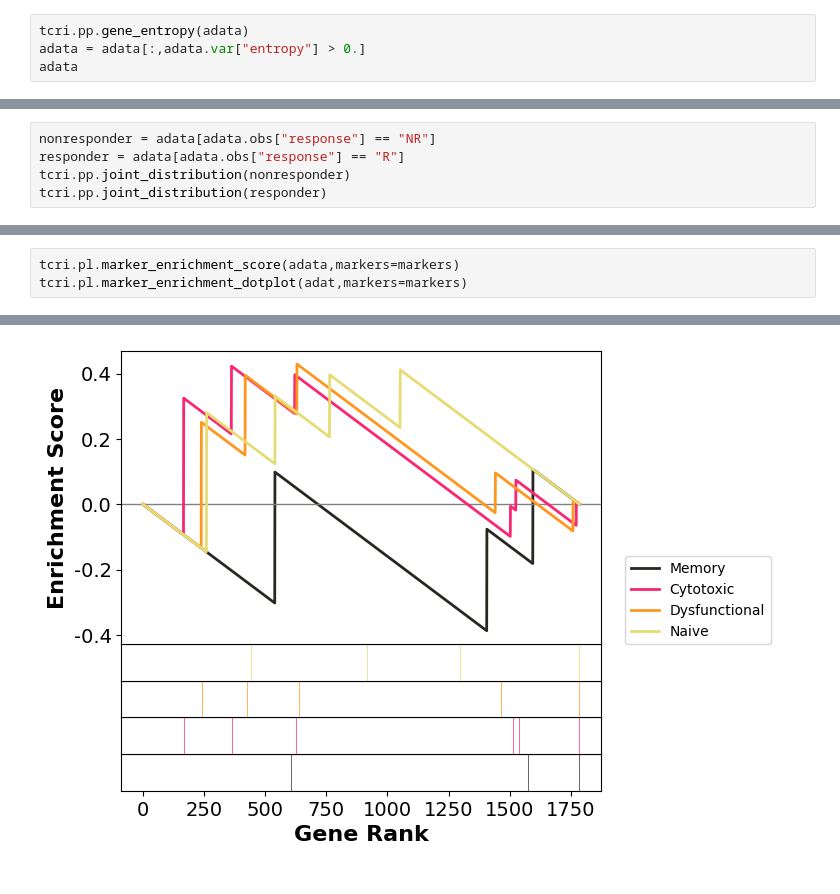
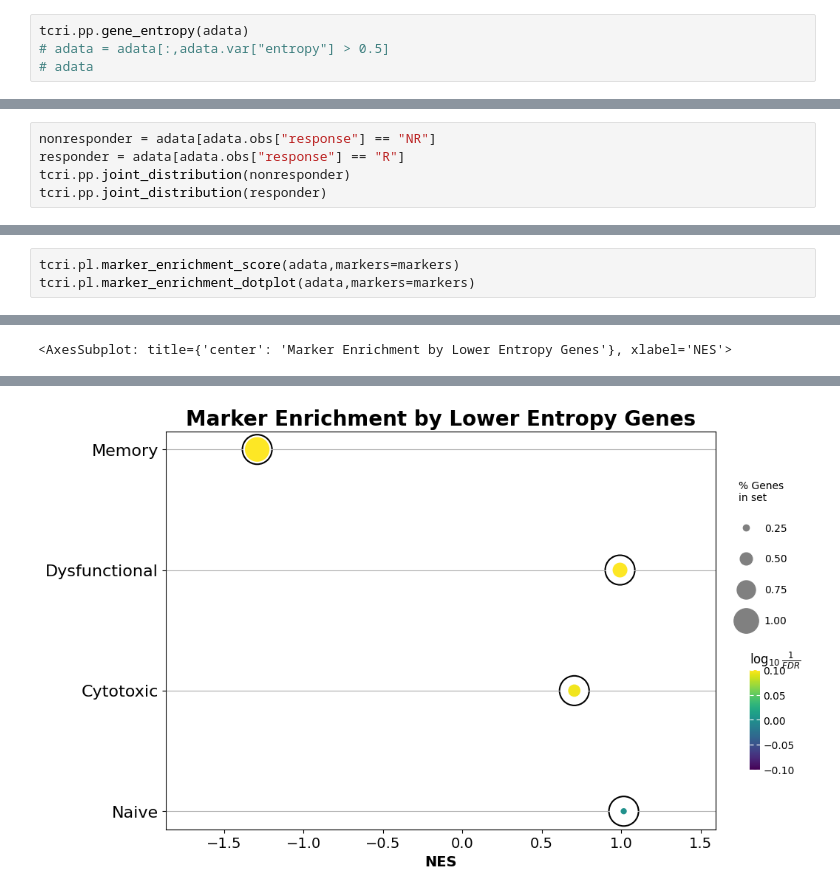
Before and after one commit to nceglia/tcri, a Jupyter notebook: example/example.ipynb, the cells around one changed output, grey strips where cells are left out. Cells and saved outputs as stored; diff of their text form.

```diff
--- a/example/example.ipynb
+++ b/example/example.ipynb
@@ -46,7 +44,7 @@ sc.pp.log1p(adata)
 # %%
 tcri.pp.gene_entropy(adata)
-adata = adata[:,adata.var["entropy"] > 0.]
-adata
+# adata = adata[:,adata.var["entropy"] > 0.5]
+# adata
 # %%
 tcri.pp.joint_distribution(adata)
 # %%
@@ -71,4 +71,4 @@ tcri.tl.marker_enrichment(adata,markers=markers).res2d
 # %%
 tcri.pl.marker_enrichment_score(adata,markers=markers)
-tcri.pl.marker_enrichment_dotplot(adat,markers=markers)
+tcri.pl.marker_enrichment_dotplot(adata,markers=markers)
 # %% [output]
@@ -74,0 +79 @@ tcri.pl.marker_enrichment_dotplot(adat,markers=markers)
+<AxesSubplot: title={'center': 'Marker Enrichment by Lower Entropy Genes'}, xlabel='NES'>
@@ -76,4 +81,4 @@ tcri.pl.marker_enrichment_dotplot(adat,markers=markers)
-[figure, old version]
+[figure, new version]
 # %%
 tcri.pl.marker_enrichment_score(responder,markers=markers)
 tcri.pl.marker_enrichment_dotplot(responder,markers=markers)
```
Also changed, not shown: parts of 21 cells of this notebook.
